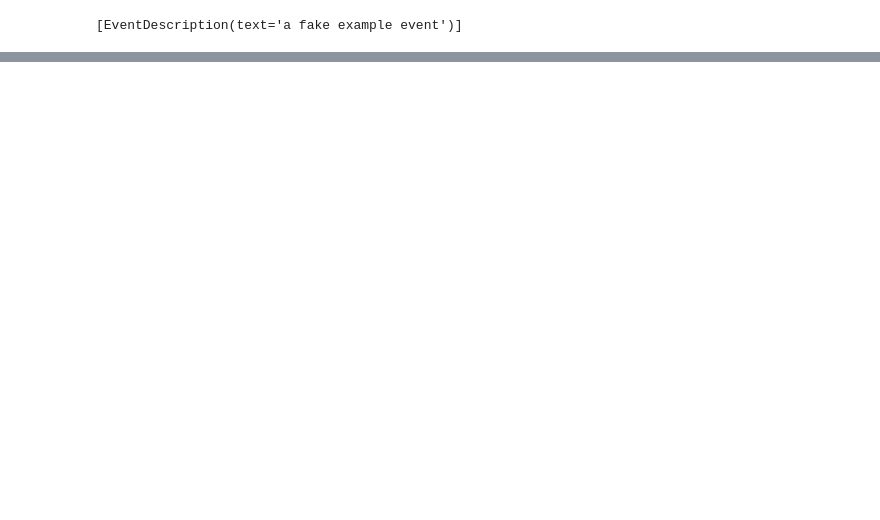
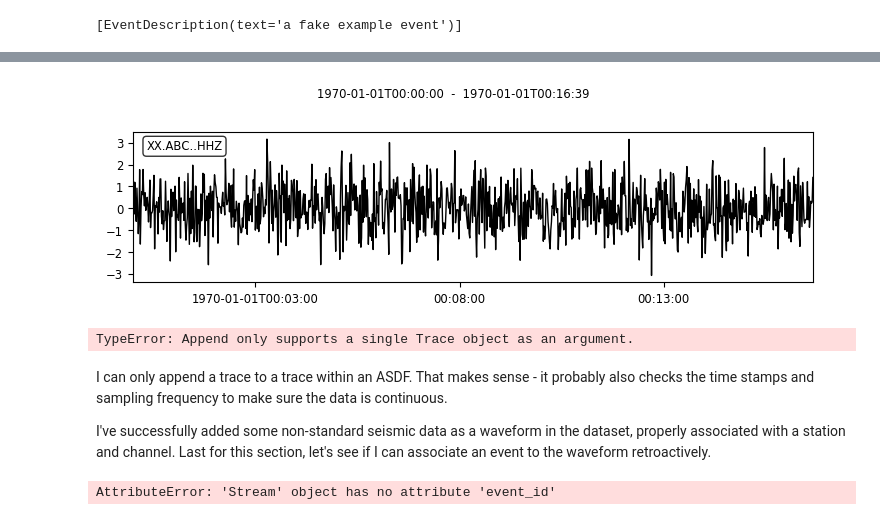
Before and after one commit to jes-p/Learning, a Jupyter notebook: ASDF/Learning_ASDF.ipynb, the cells around one changed output, grey strips where cells are left out. Saved outputs shown, nothing was run; the diff lists cells and outputs as text; code cells hidden in the pictures; blank space fills up the shorter version.

Commit message:
Completed initial familiarization with ASDF in Learning_ASDF.ipynb

```diff
--- a/ASDF/Learning_ASDF.ipynb
+++ b/ASDF/Learning_ASDF.ipynb
@@ -136,0 +217,6 @@ ValuesView(Event(resource_id=ResourceIdentifier(id="event/ed1c4557-361d-4087-ba7
+# %%
+from numpy.random import randn
+from obspy import Stream, Trace
+
+wf1 = randn(1000)
+trace = Trace(data=wf1)
@@ -136,0 +238,3 @@ ValuesView(Event(resource_id=ResourceIdentifier(id="event/ed1c4557-361d-4087-ba7
+# %%
+ds.add_waveforms(trace, "raw_record") # throws a warning and doesn't add if already present
+print(ds.waveforms.list())
@@ -136,0 +245,10 @@ ValuesView(Event(resource_id=ResourceIdentifier(id="event/ed1c4557-361d-4087-ba7
+# %%
+from obspy.core import Stats
+stats = Stats()
+stats.network = 'XX'
+stats.station = 'ABC'
+stats.channel = 'HHZ'
+trace2 = Trace(data=wf1, header=stats) # new trace with proper header
+trace.id = 'XX.ABC..HHZ' # put the station and channel info on with no other info
+print(trace, trace2, sep='\n')
+print(trace.stats, trace2.stats)
@@ -136,0 +275,4 @@ ValuesView(Event(resource_id=ResourceIdentifier(id="event/ed1c4557-361d-4087-ba7
+# %%
+trace2.id = 'XX.ABC..HHR'
+ds.add_waveforms(trace,"raw_record")
+ds.add_waveforms(trace2,"empty_record")
@@ -136,0 +285,14 @@ ValuesView(Event(resource_id=ResourceIdentifier(id="event/ed1c4557-361d-4087-ba7
+# %%
+import matplotlib.pyplot as plt
+ds.waveforms.XX_ABC.raw_record.plot()
+# %% [output]
+[figure, added]
+# %%
+ds.waveforms.XX_ABC.empty_record.append([randn(4)])
+ds.waveforms.XX_ABC.empty_record.plot()
+# %% [output]
+TypeError: Append only supports a single Trace object as an argument.
+# %% [markdown]
+I can only append a trace to a trace within an ASDF. That makes sense - it probably also checks the time stamps and sampling frequency to make sure the data is continuous.
+
+I've successfully added some non-standard seismic data as a waveform in the dataset, properly associated with a station and channel. Last for this section, let's see if I can associate an event to the waveform retroactively.
@@ -136,0 +304,4 @@ ValuesView(Event(resource_id=ResourceIdentifier(id="event/ed1c4557-361d-4087-ba7
+# %%
+ds.waveforms.XX_ABC.raw_record.event_id
+# %% [output]
+AttributeError: 'Stream' object has no attribute 'event_id'
```
Also changed, not shown: parts of 33 cells of this notebook, 2 other files.
